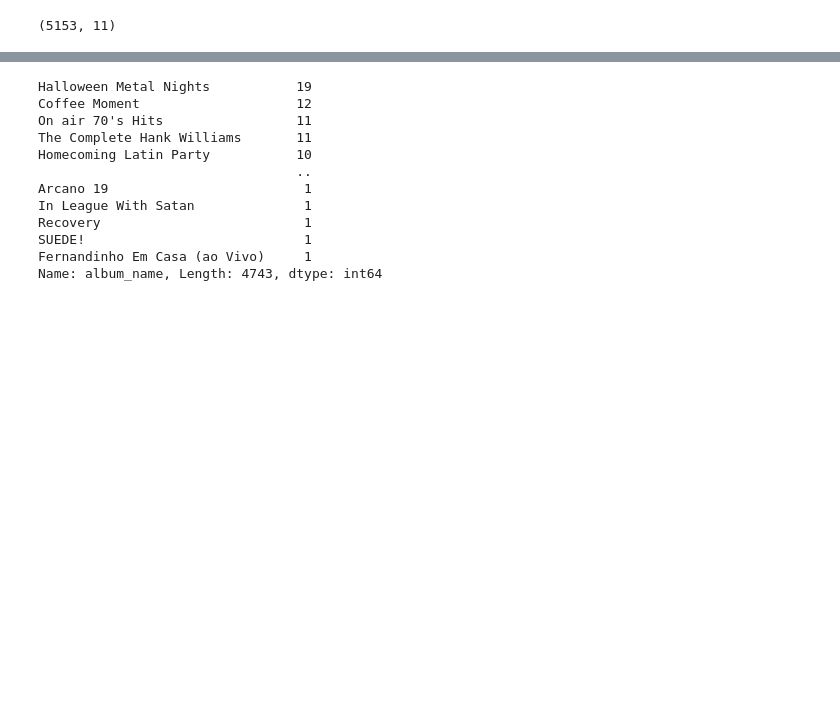
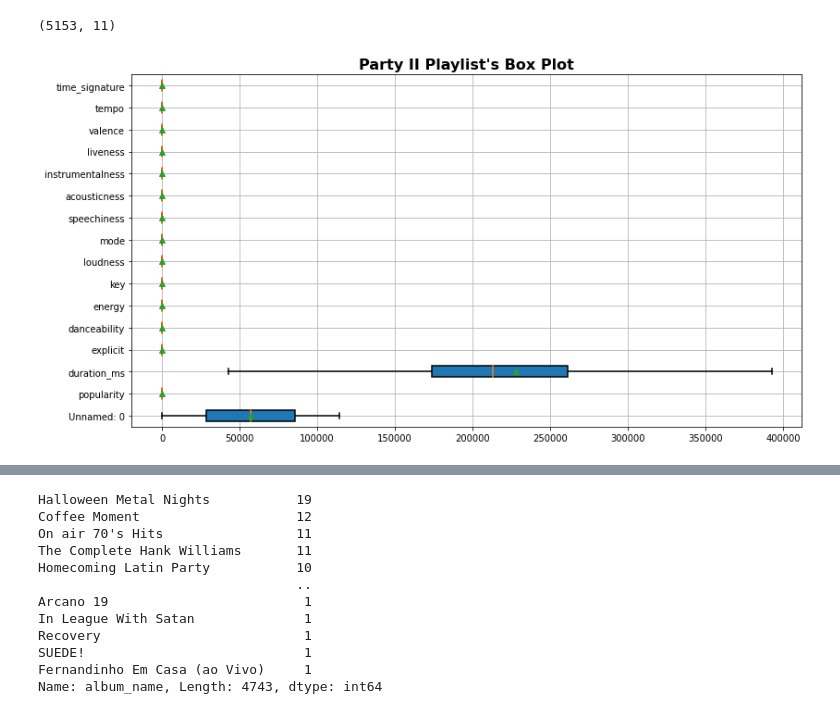
Before and after one commit to Sebastiao199/Project4WebScrapStats, a Jupyter notebook: Spotify_top.ipynb, the cells around one changed output, grey strips where cells are left out. Drawn from its saved outputs; the diff is of its cells as text; code cells hidden in the pictures; blank space fills up the shorter version.

```diff
--- a/Spotify_top.ipynb
+++ b/Spotify_top.ipynb
@@ -80,0 +131,12 @@ new_spotify= spotify_to_sample.merge(spotify, how='inner')
+# %%
+spotify2.boxplot(vert = False, figsize = (13,7), showfliers = False, showmeans = True,
+                 patch_artist=True, boxprops=dict(linestyle='-', linewidth=1.5),
+                 flierprops=dict(linestyle='-', linewidth=1.5),
+                 medianprops=dict(linestyle='-', linewidth=1.5),
+                 whiskerprops=dict(linestyle='-', linewidth=1.5),
+                 capprops=dict(linestyle='-', linewidth=1.5))
+
+plt.title("Party II Playlist's Box Plot", fontsize=16, fontweight='heavy')
+plt.show()
+# %% [output]
+[figure, added]
```
Also changed, not shown: parts of 11 cells of this notebook.
